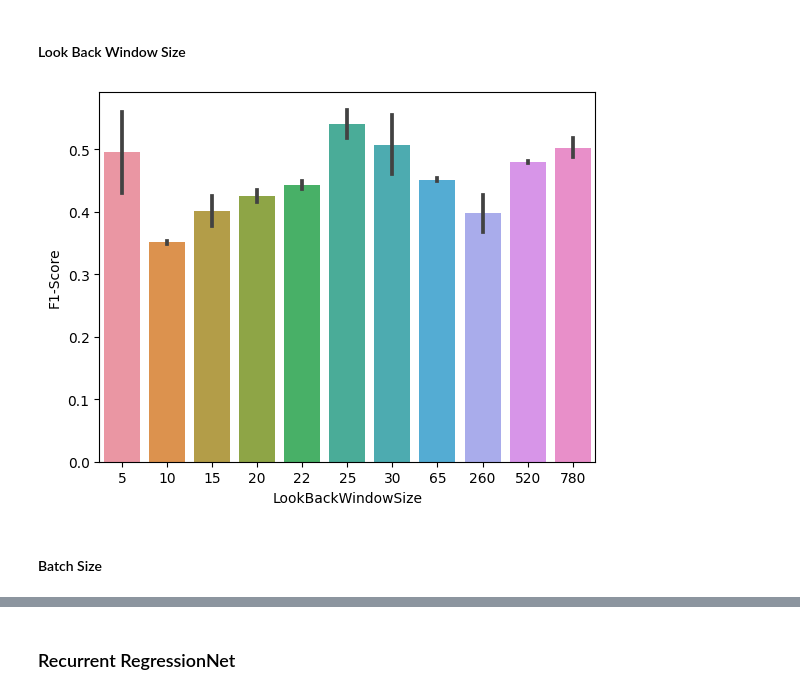
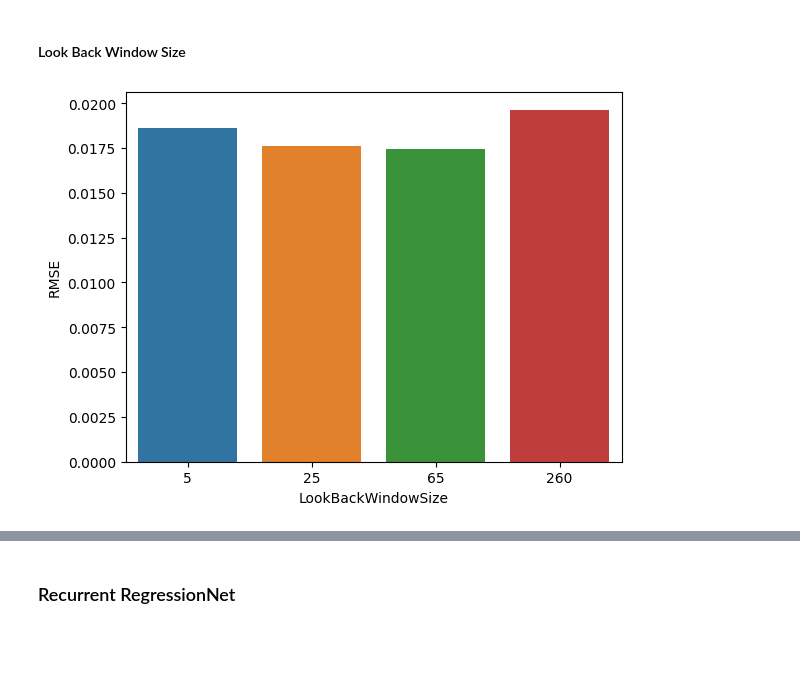
Before and after one commit to domreichl/trading-ml, a Jupyter notebook: notebooks/tuning/hypertuning_neural_nets.ipynb, the cells around one changed output, grey strips where cells are left out. Saved outputs shown, nothing was run; the diff lists cells and outputs as text; code cells hidden in the pictures; blank space fills up the shorter version.

Commit message:
rerun hyperparameter tuning for neural nets

```diff
--- a/notebooks/tuning/hypertuning_neural_nets.ipynb
+++ b/notebooks/tuning/hypertuning_neural_nets.ipynb
@@ -12,9 +24,7 @@ metric = "F1-Score"
 # %% [markdown]
 #### Look Back Window Size
 # %%
-lbws = pd.read_csv("../results/tuning/simple_regression_net_lbws.csv", sep=";")
-sns.barplot(x="LookBackWindowSize", y=metric, data=lbws);
+lbws = pd.read_csv("../../results/tuning/simple_regression_net_lbws.csv", sep=";")
+sns.barplot(x="LookBackWindowSize", y="RMSE", data=lbws);
 # %% [output]
-[figure, old version]
+[figure, new version]
-# %% [markdown]
-#### Batch Size
```
Also changed, not shown: parts of 12 cells of this notebook, 9 other files.
